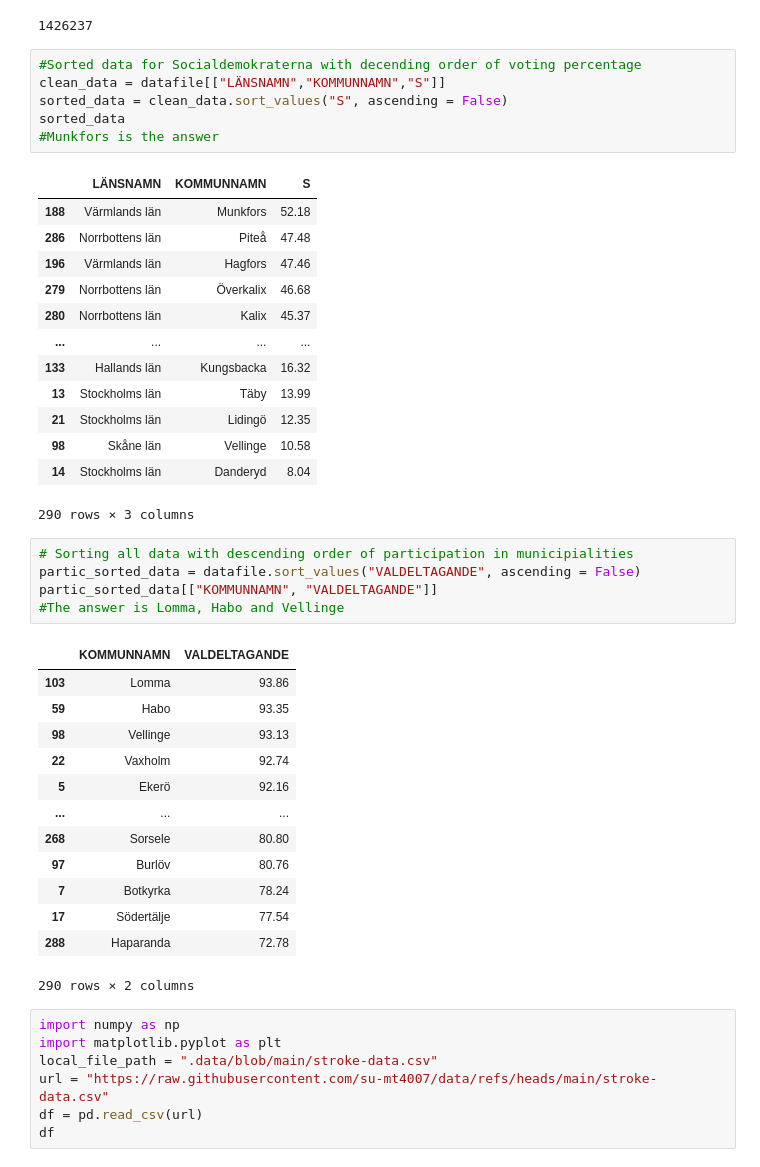
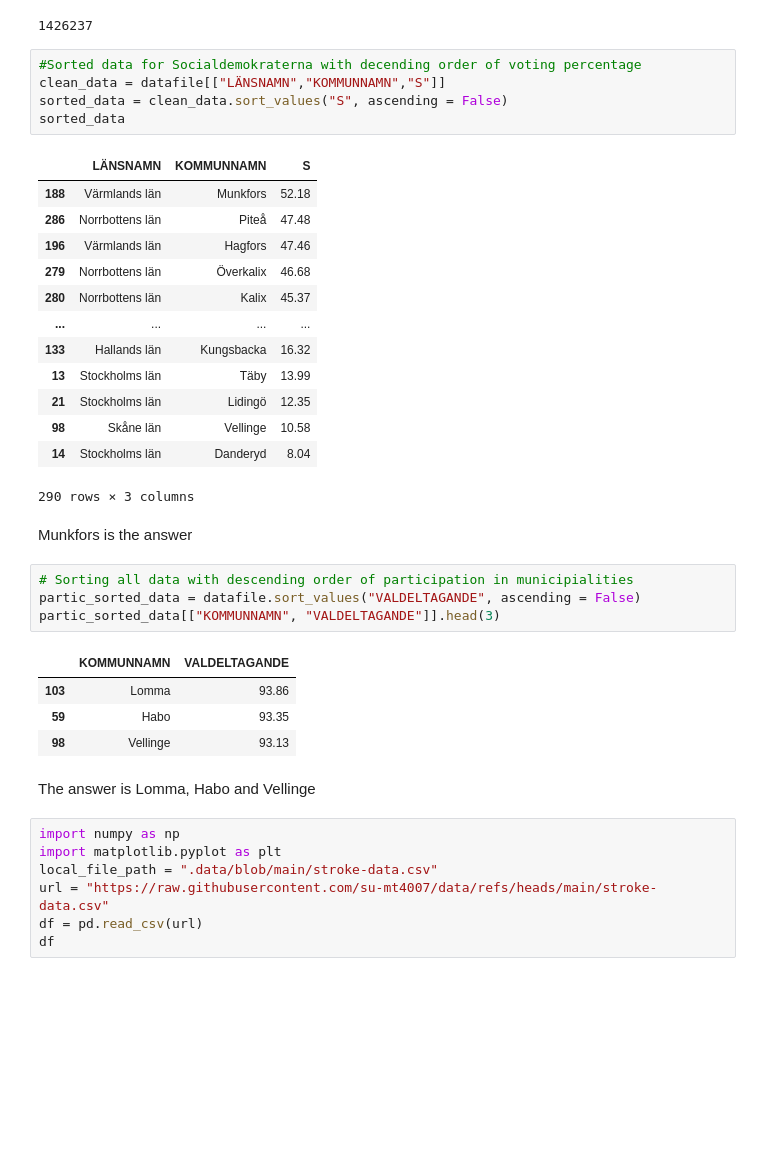
Before and after one commit to gus554/su-mt4007, a Jupyter notebook: HW2/Homework2.ipynb, the cells around one changed output. Saved outputs shown, nothing was run; the diff lists cells and outputs as text; blank space fills up the shorter version.

```diff
--- a/HW2/HW2.ipynb
+++ b/HW2/Homework2.ipynb
@@ -179,7 +118,6 @@ print(giltliga_röster)
 clean_data = datafile[["LÄNSNAMN","KOMMUNNAMN","S"]]
 sorted_data = clean_data.sort_values("S", ascending = False)
 sorted_data
-#Munkfors is the answer
 # %% [output]
 |  | LÄNSNAMN | KOMMUNNAMN | S |
 | 188 | Värmlands län | Munkfors | 52.18 |
@@ -194,25 +132,19 @@ sorted_data
 | 98 | Skåne län | Vellinge | 10.58 |
 | 14 | Stockholms län | Danderyd | 8.04 |
 290 rows × 3 columns
+# %% [markdown]
+Munkfors is the answer
 # %%
 # Sorting all data with descending order of participation in municipialities
 partic_sorted_data = datafile.sort_values("VALDELTAGANDE", ascending = False)
-partic_sorted_data[["KOMMUNNAMN", "VALDELTAGANDE"]]
-#The answer is Lomma, Habo and Vellinge
+partic_sorted_data[["KOMMUNNAMN", "VALDELTAGANDE"]].head(3)
 # %% [output]
 |  | KOMMUNNAMN | VALDELTAGANDE |
 | 103 | Lomma | 93.86 |
 | 59 | Habo | 93.35 |
 | 98 | Vellinge | 93.13 |
-| 22 | Vaxholm | 92.74 |
-| 5 | Ekerö | 92.16 |
-| ... | ... | ... |
-| 268 | Sorsele | 80.80 |
-| 97 | Burlöv | 80.76 |
-| 7 | Botkyrka | 78.24 |
-| 17 | Södertälje | 77.54 |
-| 288 | Haparanda | 72.78 |
-290 rows × 2 columns
+# %% [markdown]
+The answer is Lomma, Habo and Vellinge
 # %%
 import numpy as np
 import matplotlib.pyplot as plt
```
Also changed, not shown: parts of 10 cells of this notebook.
